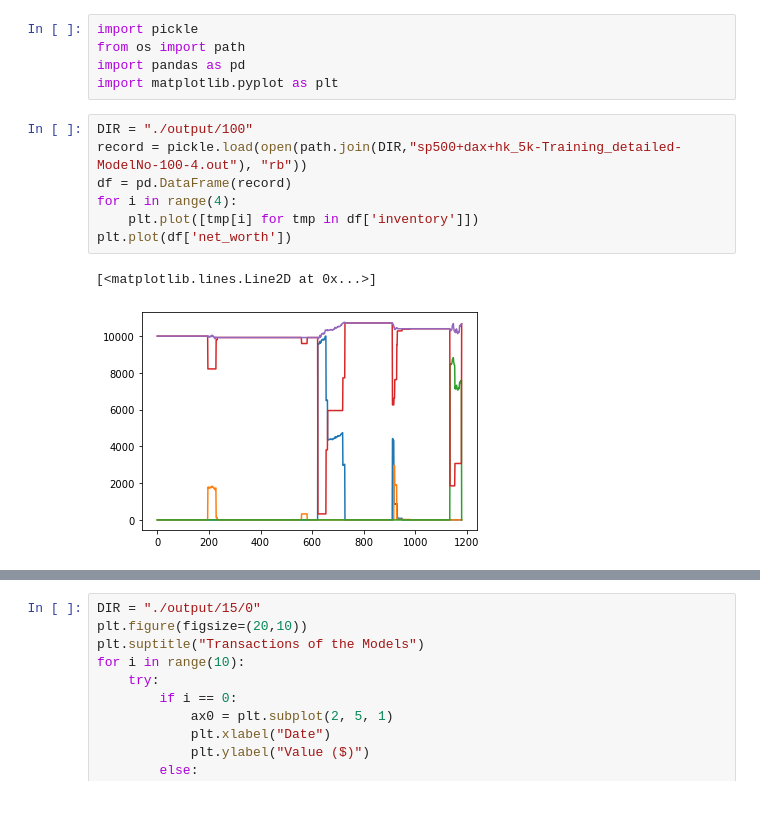
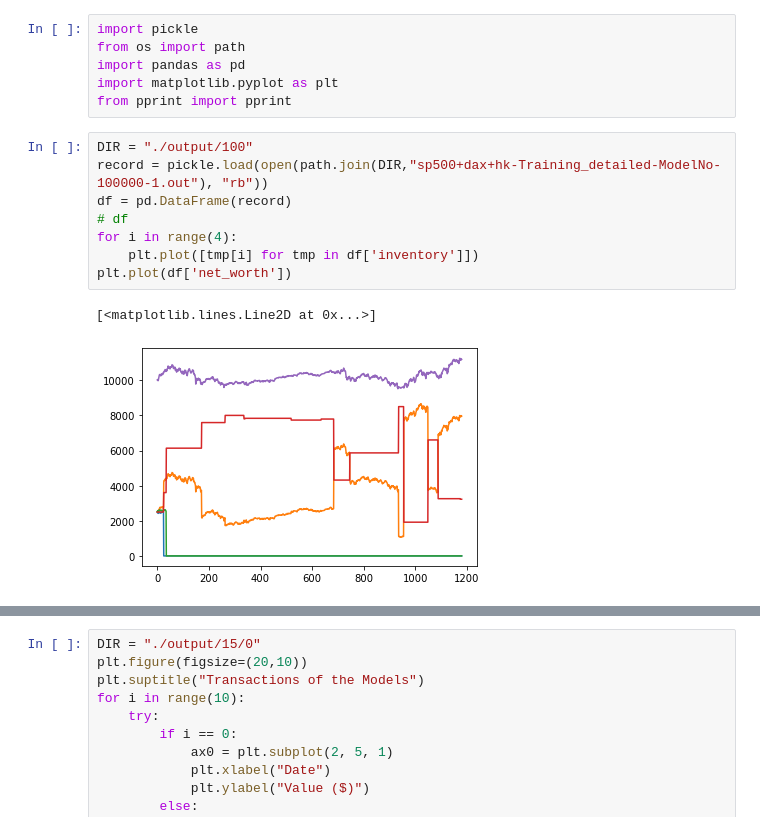
Before and after one commit to lzcaisg/reinforcement_trader, a Jupyter notebook: from github/Stock-Trading-Environment/Get Details (v100).ipynb, the cells around one changed output, grey strips where cells are left out. Saved outputs shown, nothing was run; the diff lists cells and outputs as text.

```diff
--- a/from github/Stock-Trading-Environment/Get Details (v100).ipynb
+++ b/from github/Stock-Trading-Environment/Get Details (v100).ipynb
@@ -3,13 +3,15 @@ import pickle
 from os import path
 import pandas as pd
 import matplotlib.pyplot as plt
+from pprint import pprint
 # %%
 DIR = "./output/100"
-record = pickle.load(open(path.join(DIR,"sp500+dax+hk_5k-Training_detailed-ModelNo-100-4.out"), "rb"))
+record = pickle.load(open(path.join(DIR,"sp500+dax+hk-Training_detailed-ModelNo-100000-1.out"), "rb"))
 df = pd.DataFrame(record)
+# df
 for i in range(4):
     plt.plot([tmp[i] for tmp in df['inventory']])
 plt.plot(df['net_worth'])
 # %% [output]
 [<matplotlib.lines.Line2D at 0x...>]
-[figure, old version]
+[figure, new version]
```
Also changed, not shown: parts of 2 cells of this notebook, 46 other files.
